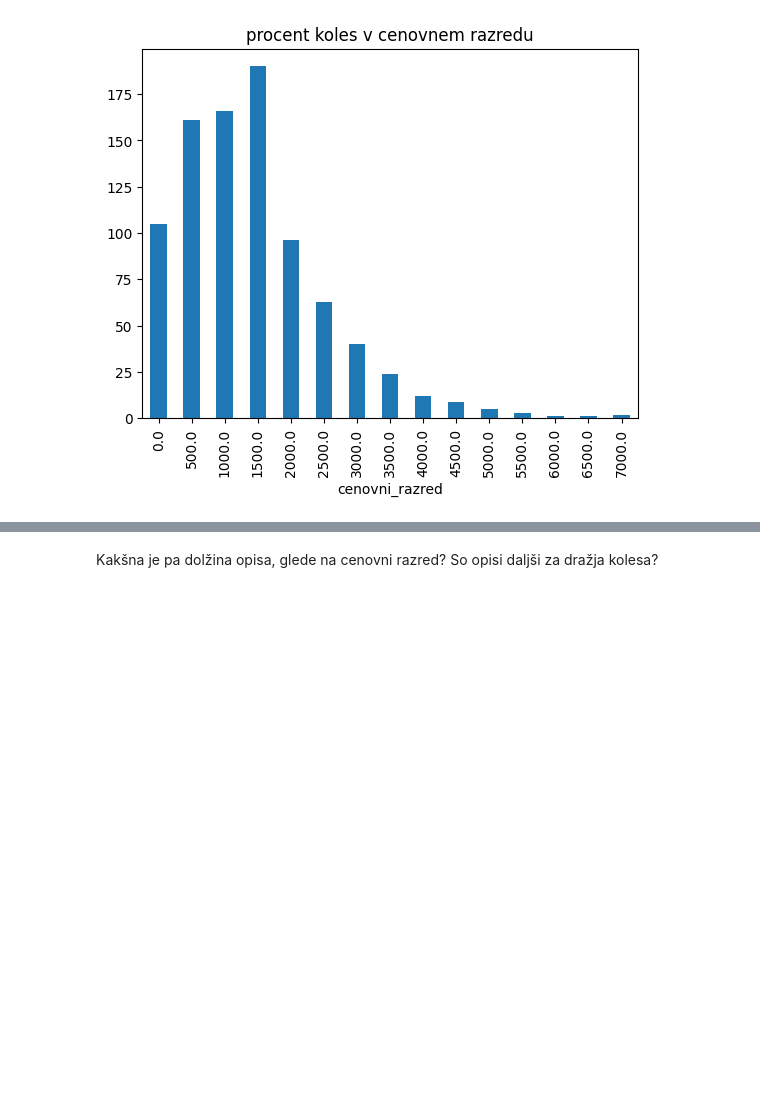
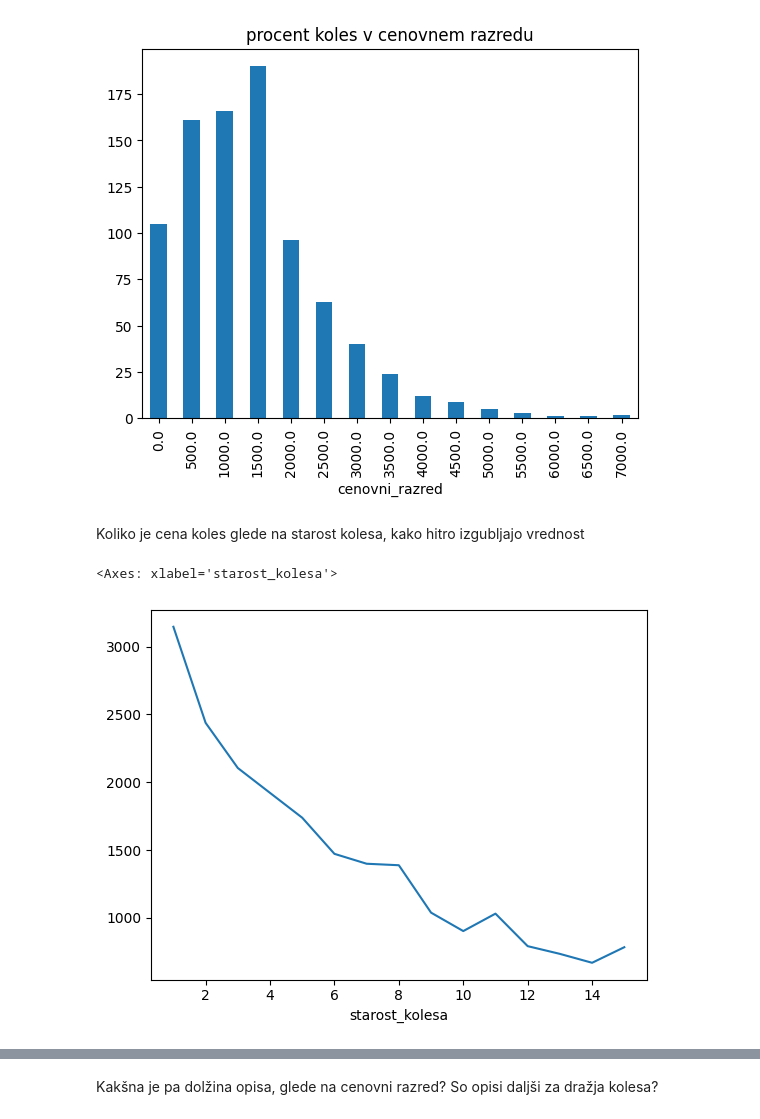
Before and after one commit to ambrovo/UVP-projektna, a Jupyter notebook: analiza.ipynb, the cells around one changed output, grey strips where cells are left out. Saved outputs shown, nothing was run; the diff lists cells and outputs as text; code cells hidden in the pictures; blank space fills up the shorter version.

```diff
--- a/analiza.ipynb
+++ b/analiza.ipynb
@@ -106,3 +106,14 @@ ax.set_title("procent koles v cenovnem razredu")
 # %% [output]
 Text(0.5, 1.0, 'procent koles v cenovnem razredu')
 [figure]
+# %% [markdown]
+Koliko je cena koles glede na starost kolesa, kako hitro izgubljajo vrednost
+# %%
+vsi_podatki['letnik'] = pd.to_numeric(vsi_podatki['letnik'], errors='coerce')
+vsi_podatki['starost_kolesa'] = 2026 - vsi_podatki['letnik']
+
+cena_po_starosti = vsi_podatki.groupby('starost_kolesa')['prava_cena'].mean()
+cena_po_starosti.plot(kind="line")
+# %% [output]
+<Axes: xlabel='starost_kolesa'>
+[figure, added]
```
Also changed, not shown: parts of 13 cells of this notebook.
